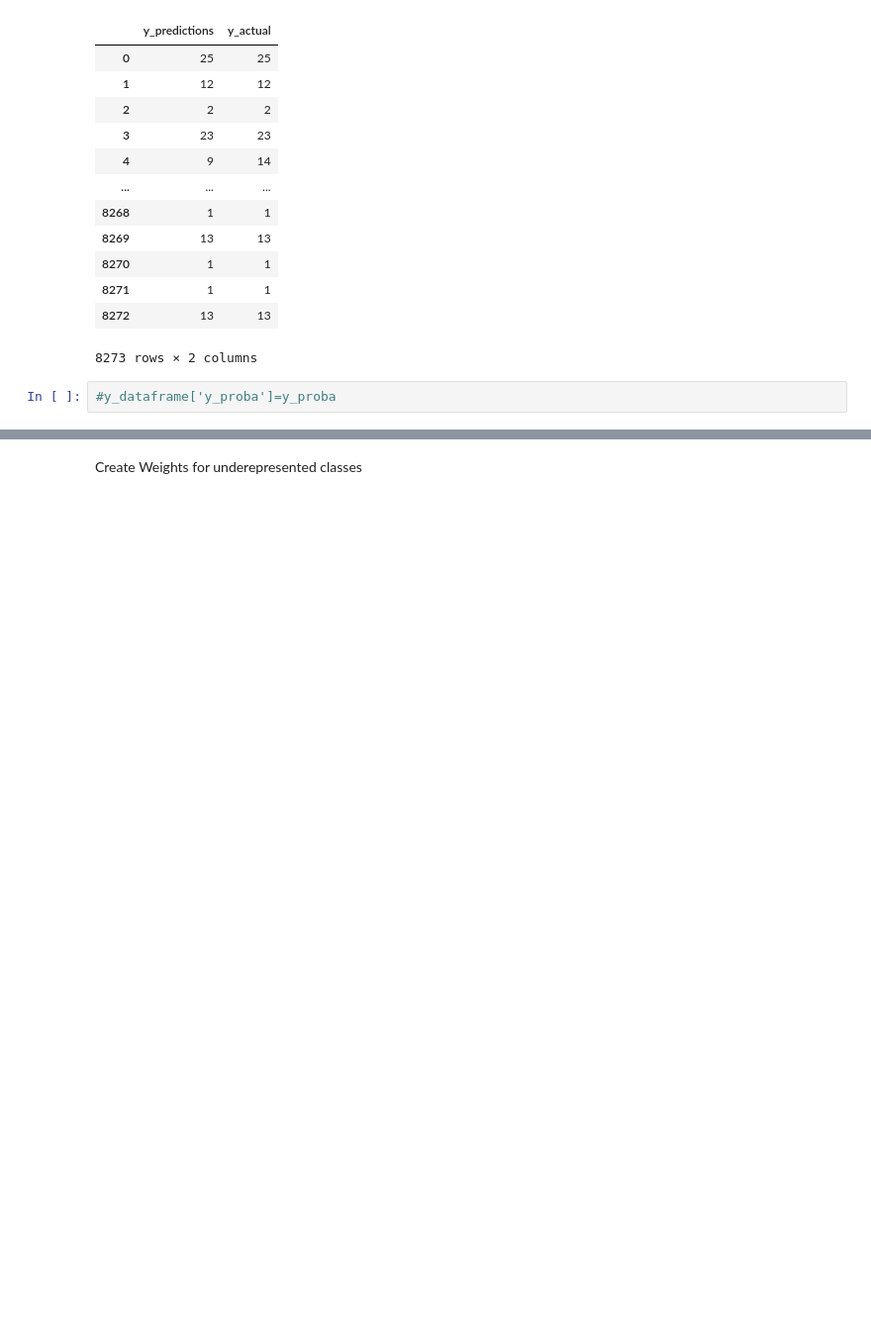
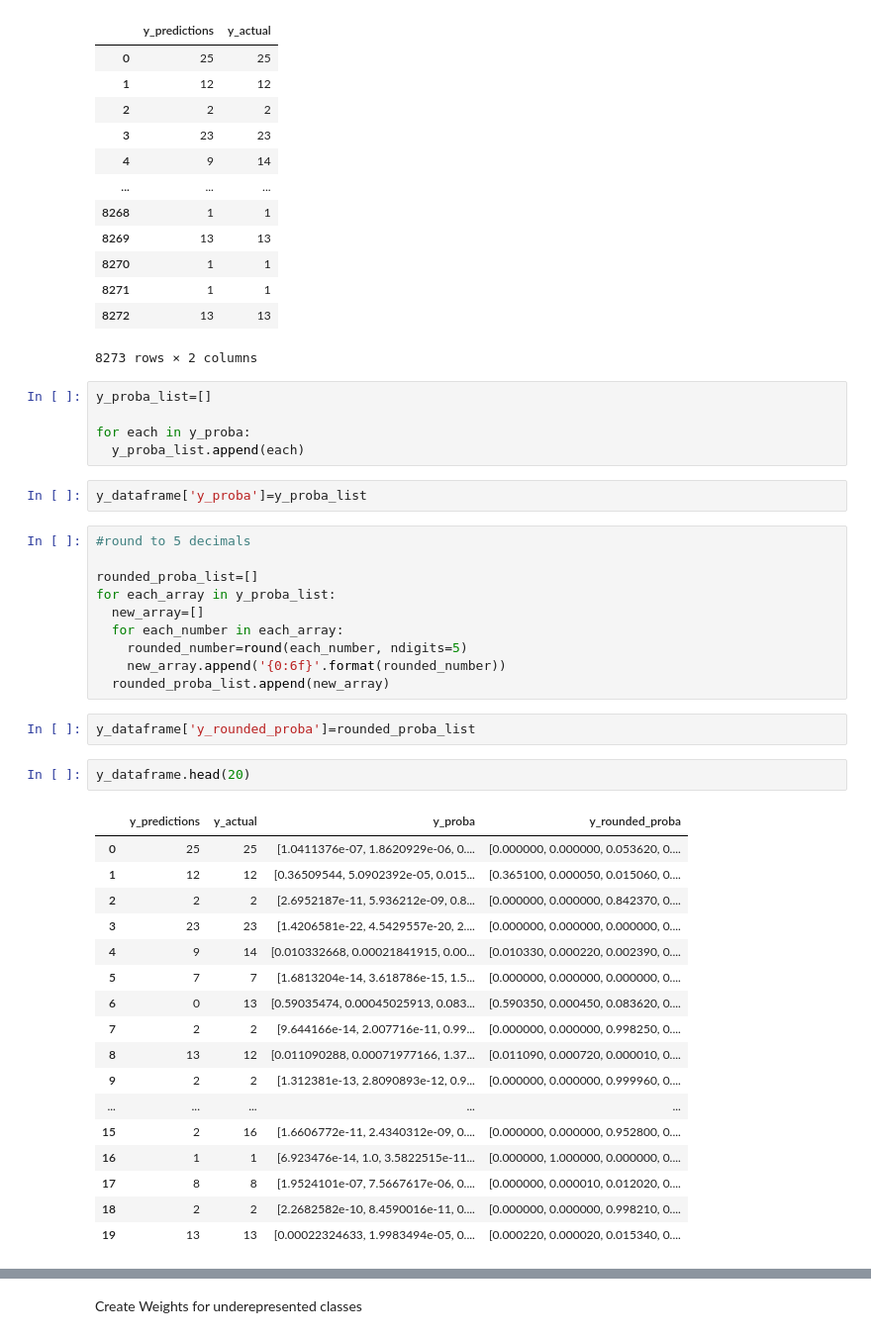
Before and after one commit to ChrisJtron/Marine_CNN, a Jupyter notebook: CNN_Species_with_weights.ipynb, the cells around one changed output, grey strips where cells are left out. Shown: that part at 99% size. Drawn from its saved outputs; the diff is of its cells as text; blank space fills up the shorter version.

```diff
--- a/CNN_Species_with_weights.ipynb
+++ b/CNN_Species_with_weights.ipynb
@@ -64,5 +62,42 @@ y_dataframe
 | 8271 | 1 | 1 |
 | 8272 | 13 | 13 |
 8273 rows × 2 columns
-# %%
-#y_dataframe['y_proba']=y_proba
+# %%
+y_proba_list=[]
+
+for each in y_proba:
+  y_proba_list.append(each)
+# %%
+y_dataframe['y_proba']=y_proba_list
+# %%
+#round to 5 decimals
+
+rounded_proba_list=[]
+for each_array in y_proba_list:
+  new_array=[]
+  for each_number in each_array:
+    rounded_number=round(each_number, ndigits=5)
+    new_array.append('{0:6f}'.format(rounded_number))
+  rounded_proba_list.append(new_array)
+# %%
+y_dataframe['y_rounded_proba']=rounded_proba_list
+# %%
+y_dataframe.head(20)
+# %% [output]
+|  | y_predictions | y_actual | y_proba | y_rounded_proba |
+| 0 | 25 | 25 | [1.0411376e-07, 1.8620929e-06, 0.... | [0.000000, 0.000000, 0.053620, 0.... |
+| 1 | 12 | 12 | [0.36509544, 5.0902392e-05, 0.015... | [0.365100, 0.000050, 0.015060, 0.... |
+| 2 | 2 | 2 | [2.6952187e-11, 5.936212e-09, 0.8... | [0.000000, 0.000000, 0.842370, 0.... |
+| 3 | 23 | 23 | [1.4206581e-22, 4.5429557e-20, 2.... | [0.000000, 0.000000, 0.000000, 0.... |
+| 4 | 9 | 14 | [0.010332668, 0.00021841915, 0.00... | [0.010330, 0.000220, 0.002390, 0.... |
+| 5 | 7 | 7 | [1.6813204e-14, 3.618786e-15, 1.5... | [0.000000, 0.000000, 0.000000, 0.... |
+| 6 | 0 | 13 | [0.59035474, 0.00045025913, 0.083... | [0.590350, 0.000450, 0.083620, 0.... |
+| 7 | 2 | 2 | [9.644166e-14, 2.007716e-11, 0.99... | [0.000000, 0.000000, 0.998250, 0.... |
+| 8 | 13 | 12 | [0.011090288, 0.00071977166, 1.37... | [0.011090, 0.000720, 0.000010, 0.... |
+| 9 | 2 | 2 | [1.312381e-13, 2.8090893e-12, 0.9... | [0.000000, 0.000000, 0.999960, 0.... |
+| ... | ... | ... | ... | ... |
+| 15 | 2 | 16 | [1.6606772e-11, 2.4340312e-09, 0.... | [0.000000, 0.000000, 0.952800, 0.... |
+| 16 | 1 | 1 | [6.923476e-14, 1.0, 3.5822515e-11... | [0.000000, 1.000000, 0.000000, 0.... |
+| 17 | 8 | 8 | [1.9524101e-07, 7.5667617e-06, 0.... | [0.000000, 0.000010, 0.012020, 0.... |
+| 18 | 2 | 2 | [2.2682582e-10, 8.4590016e-11, 0.... | [0.000000, 0.000000, 0.998210, 0.... |
+| 19 | 13 | 13 | [0.00022324633, 1.9983494e-05, 0.... | [0.000220, 0.000020, 0.015340, 0.... |
```
Also changed, not shown: parts of 13 cells of this notebook.
